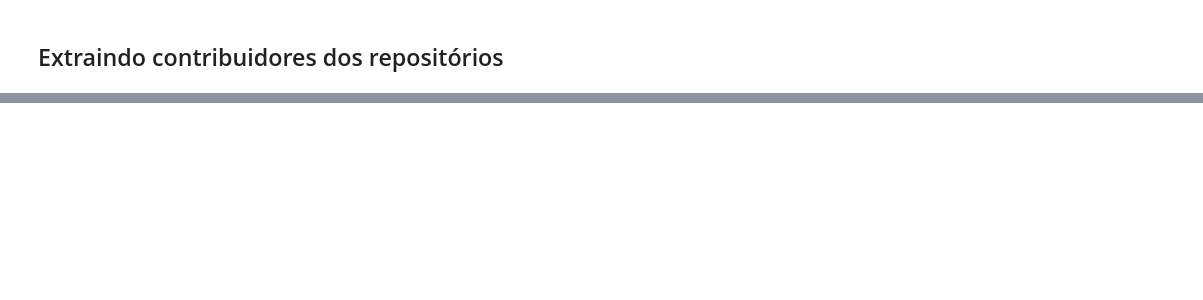
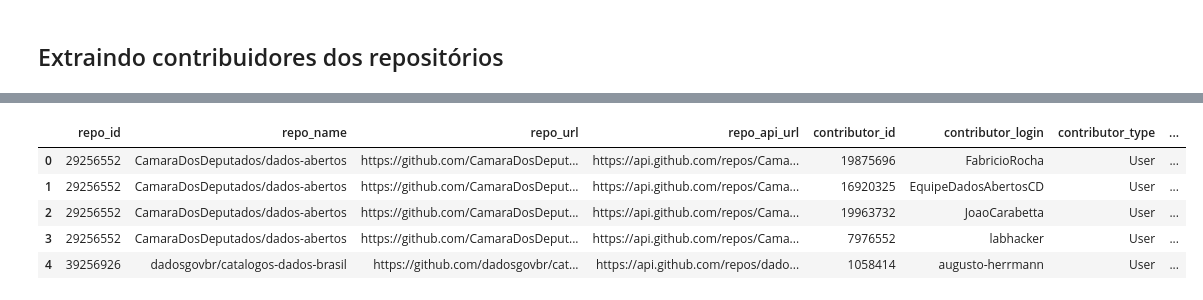
Before and after one commit to Lorenaps/caracterizacao-dados-abertos-gov, a Jupyter notebook: extraction/search_github_api.ipynb, the cells around one changed output, grey strips where cells are left out. Cells and saved outputs as stored; diff of their text form; code cells hidden in the pictures; blank space fills up the shorter version.

```diff
--- a/extraction/search_github_api.ipynb
+++ b/extraction/search_github_api.ipynb
@@ -393,7 +413,7 @@ def search_contributors(repositories_df):
     contributors_df = pd.DataFrame(columns = columns_contributors)
     urls = repositories_df['api_url']
 
-    for url in urls[:5]:
+    for url in urls:
         print('\nExtraindo contribuidores de: {0}'.format(url))
 
         repo = {
@@ -413,4 +433,4 @@ def search_contributors(repositories_df):
     return contributors_df
 # %%
 %%time
-result_contributors = search_contributors(resultados)
+result_contributors = search_contributors(repositories_df)
@@ -419,3 +463,12 @@ result_contributors.describe()
+# %%
+result_contributors.head()
+# %% [output]
+|  | repo_id | repo_name | repo_url | repo_api_url | contributor_id | contributor_login | contributor_type | ... |
+| 0 | 29256552 | CamaraDosDeputados/dados-abertos | https://github.com/CamaraDosDeput... | https://api.github.com/repos/Cama... | 19875696 | FabricioRocha | User | ... |
+| 1 | 29256552 | CamaraDosDeputados/dados-abertos | https://github.com/CamaraDosDeput... | https://api.github.com/repos/Cama... | 16920325 | EquipeDadosAbertosCD | User | ... |
+| 2 | 29256552 | CamaraDosDeputados/dados-abertos | https://github.com/CamaraDosDeput... | https://api.github.com/repos/Cama... | 19963732 | JoaoCarabetta | User | ... |
+| 3 | 29256552 | CamaraDosDeputados/dados-abertos | https://github.com/CamaraDosDeput... | https://api.github.com/repos/Cama... | 7976552 | labhacker | User | ... |
+| 4 | 39256926 | dadosgovbr/catalogos-dados-brasil | https://github.com/dadosgovbr/cat... | https://api.github.com/repos/dado... | 1058414 | augusto-herrmann | User | ... |
 # %%
 file_path = '../data/contributors_' + str(time.time()).split('.')[0] + '.csv'
 file_path
```
Also changed, not shown: parts of 13 cells of this notebook.
